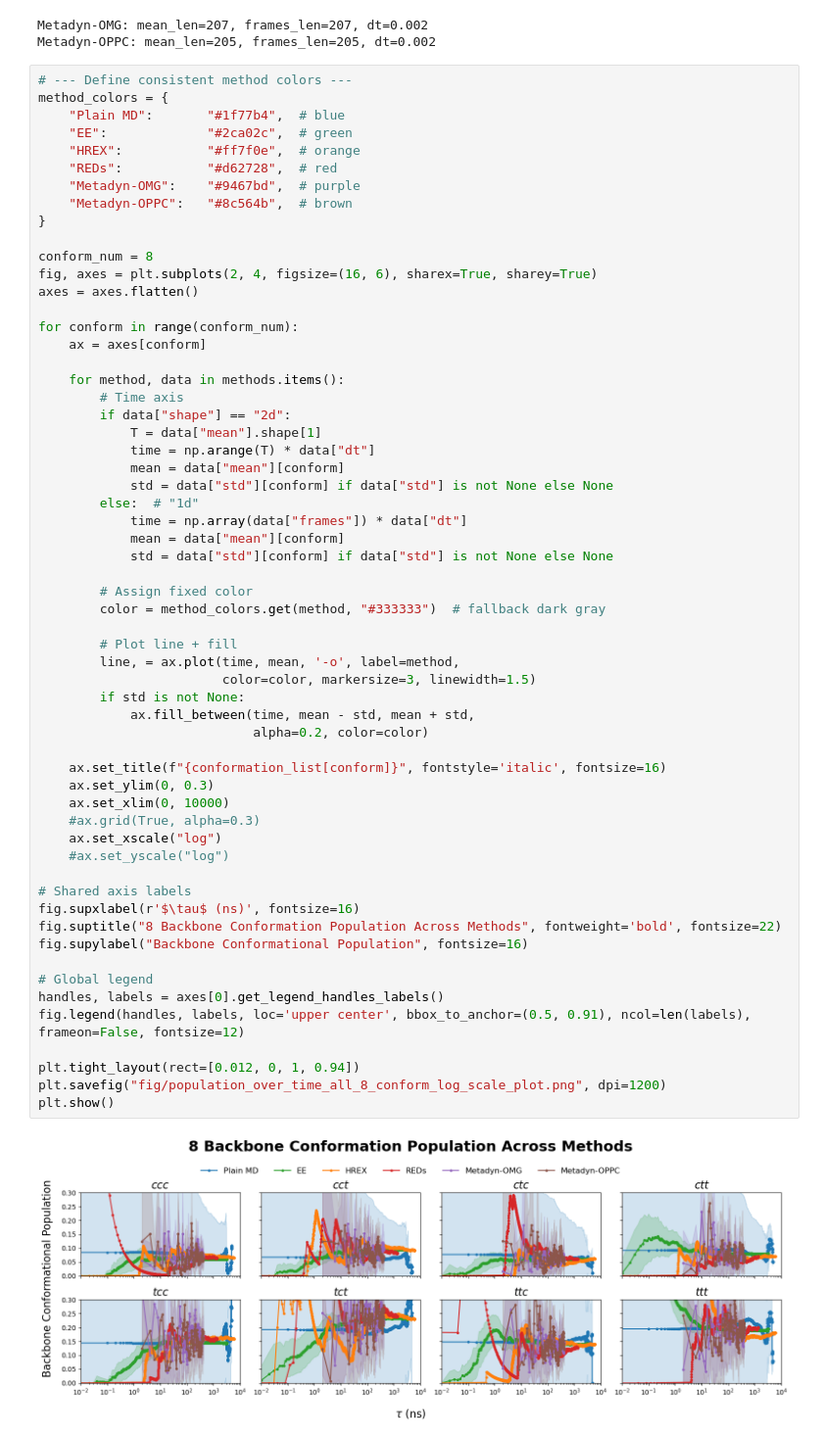
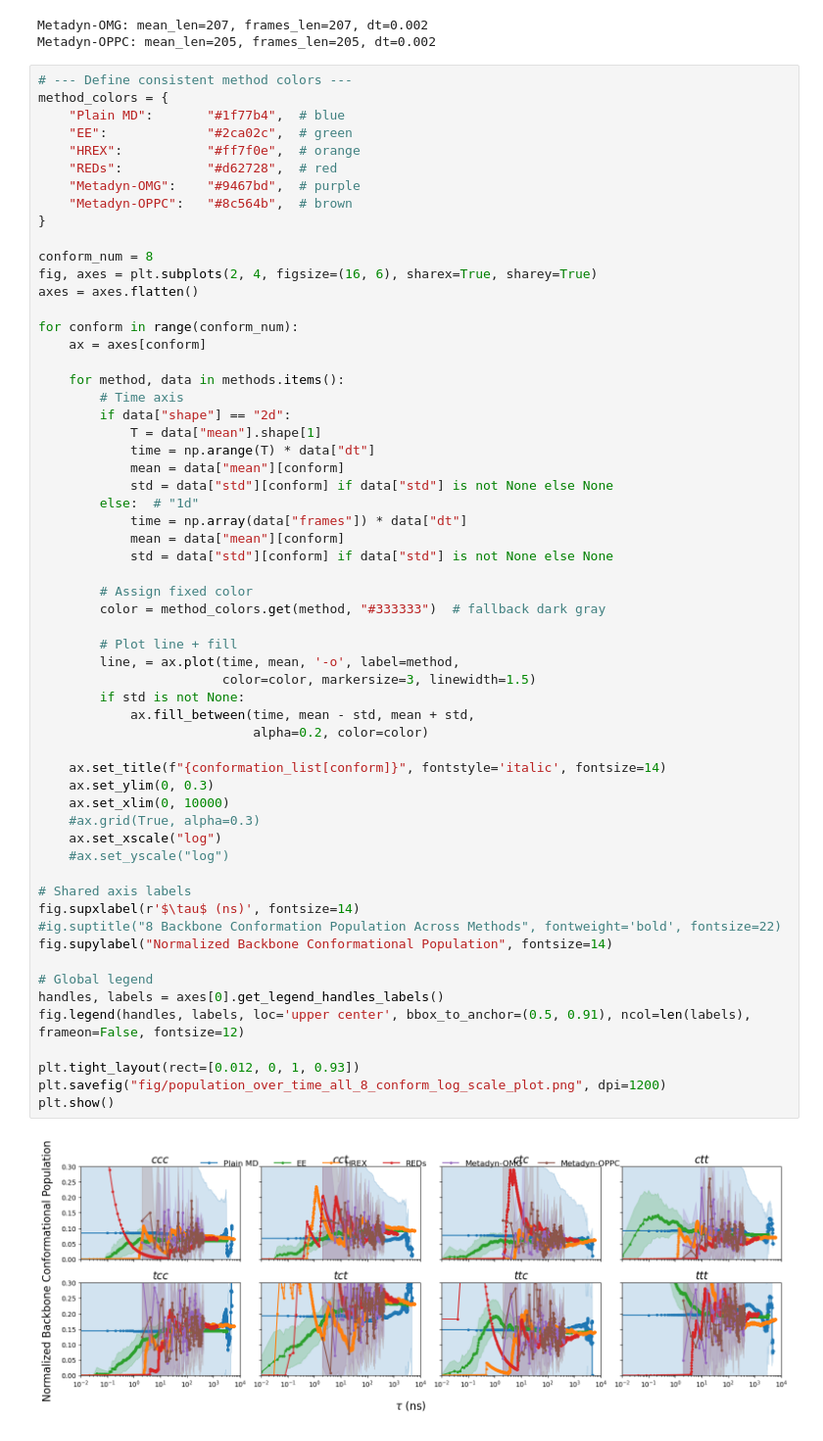
Before and after one commit to starwingc/peptoid_ESM, a Jupyter notebook: Analysis/population_over_time_8_comform_all.ipynb, the cells around one changed output. Shown at 98% size. Saved outputs shown, nothing was run; the diff lists cells and outputs as text.

Commit message:
update the graphing code

```diff
--- a/Analysis/population_over_time_8_comform_all.ipynb
+++ b/Analysis/population_over_time_8_comform_all.ipynb
@@ -748,36 +748,36 @@ for conform in range(conform_num):
         else:  # "1d"
             time = np.array(data["frames"]) * data["dt"]
             mean = data["mean"][conform]
             std = data["std"][conform] if data["std"] is not None else None
 
         # Assign fixed color
         color = method_colors.get(method, "#333333")  # fallback dark gray
 
         # Plot line + fill
         line, = ax.plot(time, mean, '-o', label=method,
                         color=color, markersize=3, linewidth=1.5)
         if std is not None:
             ax.fill_between(time, mean - std, mean + std,
                             alpha=0.2, color=color)
 
-    ax.set_title(f"{conformation_list[conform]}", fontstyle='italic', fontsize=16)
+    ax.set_title(f"{conformation_list[conform]}", fontstyle='italic', fontsize=14)
     ax.set_ylim(0, 0.3)
     ax.set_xlim(0, 10000)
     #ax.grid(True, alpha=0.3)
     ax.set_xscale("log")
     #ax.set_yscale("log")
 
 # Shared axis labels
-fig.supxlabel(r'$\tau$ (ns)', fontsize=16)
-fig.suptitle("8 Backbone Conformation Population Across Methods", fontweight='bold', fontsize=22)
-fig.supylabel("Backbone Conformational Population", fontsize=16)
+fig.supxlabel(r'$\tau$ (ns)', fontsize=14)
+#ig.suptitle("8 Backbone Conformation Population Across Methods", fontweight='bold', fontsize=22)
+fig.supylabel("Normalized Backbone Conformational Population", fontsize=14)
 
 # Global legend
 handles, labels = axes[0].get_legend_handles_labels()
 fig.legend(handles, labels, loc='upper center', bbox_to_anchor=(0.5, 0.91), ncol=len(labels), frameon=False, fontsize=12)
 
-plt.tight_layout(rect=[0.012, 0, 1, 0.94])
+plt.tight_layout(rect=[0.012, 0, 1, 0.93])
 plt.savefig("fig/population_over_time_all_8_conform_log_scale_plot.png", dpi=1200)
 plt.show()
 # %% [output]
-[figure, old version]
+[figure, new version]
```
Also changed, not shown: parts of 2 cells of this notebook, 4 other files.
